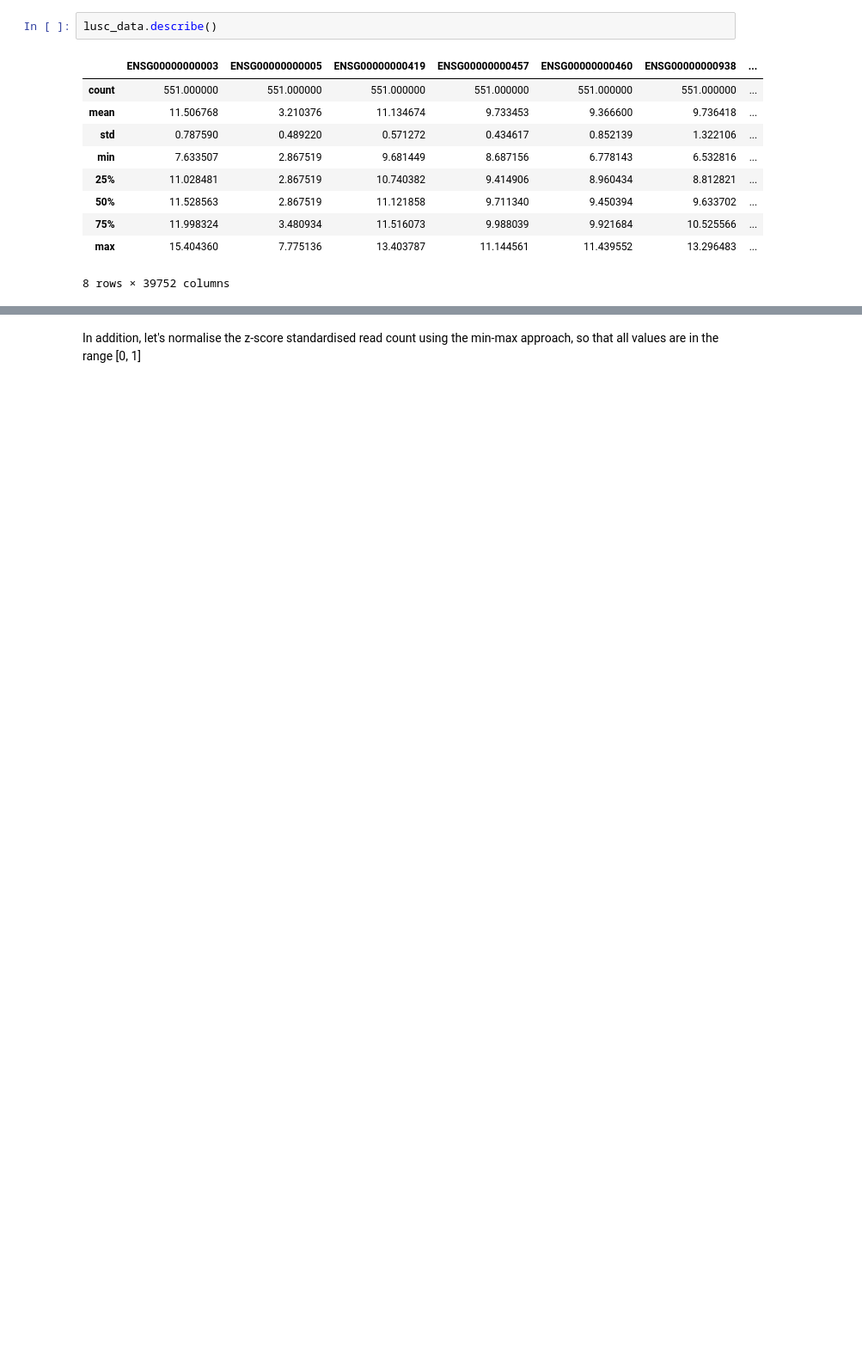
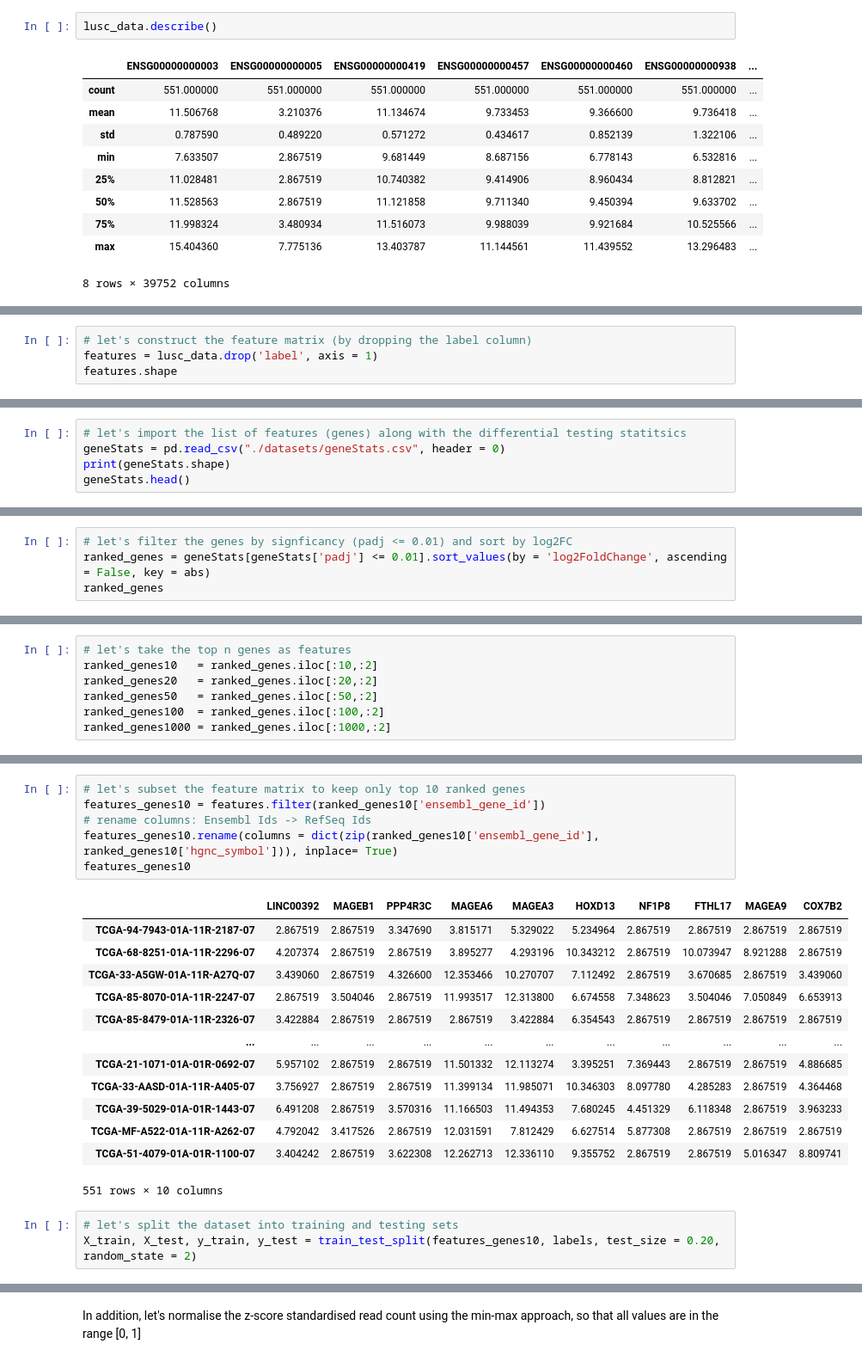
Before and after one commit to FirasSadiyah/TCGA_ML, a Jupyter notebook: 04_MachineLearning.ipynb, the cells around one changed output, grey strips where cells are left out. Shown at 86% size. Drawn from its saved outputs; the diff is of its cells as text; blank space fills up the shorter version.

```diff
--- a/04_MachineLearning.ipynb
+++ b/04_MachineLearning.ipynb
@@ -49,0 +65,4 @@ lusc_data.head(n = 2)
+# %%
+# let's construct the feature matrix (by dropping the label column)
+features = lusc_data.drop('label', axis = 1)
+features.shape
@@ -49,0 +75,5 @@ lusc_data.head(n = 2)
+# %%
+# let's import the list of features (genes) along with the differential testing statitsics
+geneStats = pd.read_csv("./datasets/geneStats.csv", header = 0)
+print(geneStats.shape)
+geneStats.head()
@@ -49,0 +88,4 @@ lusc_data.head(n = 2)
+# %%
+# let's filter the genes by signficancy (padj <= 0.01) and sort by log2FC
+ranked_genes = geneStats[geneStats['padj'] <= 0.01].sort_values(by = 'log2FoldChange', ascending = False, key = abs)
+ranked_genes
@@ -49,0 +106,7 @@ lusc_data.head(n = 2)
+# %%
+# let's take the top n genes as features
+ranked_genes10   = ranked_genes.iloc[:10,:2]
+ranked_genes20   = ranked_genes.iloc[:20,:2]
+ranked_genes50   = ranked_genes.iloc[:50,:2]
+ranked_genes100  = ranked_genes.iloc[:100,:2]
+ranked_genes1000 = ranked_genes.iloc[:1000,:2]
@@ -49,0 +127,23 @@ lusc_data.head(n = 2)
+# %%
+# let's subset the feature matrix to keep only top 10 ranked genes
+features_genes10 = features.filter(ranked_genes10['ensembl_gene_id'])
+# rename columns: Ensembl Ids -> RefSeq Ids
+features_genes10.rename(columns = dict(zip(ranked_genes10['ensembl_gene_id'], ranked_genes10['hgnc_symbol'])), inplace= True)
+features_genes10
+# %% [output]
+|  | LINC00392 | MAGEB1 | PPP4R3C | MAGEA6 | MAGEA3 | HOXD13 | NF1P8 | FTHL17 | MAGEA9 | COX7B2 |
+| TCGA-94-7943-01A-11R-2187-07 | 2.867519 | 2.867519 | 3.347690 | 3.815171 | 5.329022 | 5.234964 | 2.867519 | 2.867519 | 2.867519 | 2.867519 |
+| TCGA-68-8251-01A-11R-2296-07 | 4.207374 | 2.867519 | 2.867519 | 3.895277 | 4.293196 | 10.343212 | 2.867519 | 10.073947 | 8.921288 | 2.867519 |
+| TCGA-33-A5GW-01A-11R-A27Q-07 | 3.439060 | 2.867519 | 4.326600 | 12.353466 | 10.270707 | 7.112492 | 2.867519 | 3.670685 | 2.867519 | 3.439060 |
+| TCGA-85-8070-01A-11R-2247-07 | 2.867519 | 3.504046 | 2.867519 | 11.993517 | 12.313800 | 6.674558 | 7.348623 | 3.504046 | 7.050849 | 6.653913 |
+| TCGA-85-8479-01A-11R-2326-07 | 3.422884 | 2.867519 | 2.867519 | 2.867519 | 3.422884 | 6.354543 | 2.867519 | 2.867519 | 2.867519 | 2.867519 |
+| ... | ... | ... | ... | ... | ... | ... | ... | ... | ... | ... |
+| TCGA-21-1071-01A-01R-0692-07 | 5.957102 | 2.867519 | 2.867519 | 11.501332 | 12.113274 | 3.395251 | 7.369443 | 2.867519 | 2.867519 | 4.886685 |
+| TCGA-33-AASD-01A-11R-A405-07 | 3.756927 | 2.867519 | 2.867519 | 11.399134 | 11.985071 | 10.346303 | 8.097780 | 4.285283 | 2.867519 | 4.364468 |
+| TCGA-39-5029-01A-01R-1443-07 | 6.491208 | 2.867519 | 3.570316 | 11.166503 | 11.494353 | 7.680245 | 4.451329 | 6.118348 | 2.867519 | 3.963233 |
+| TCGA-MF-A522-01A-11R-A262-07 | 4.792042 | 3.417526 | 2.867519 | 12.031591 | 7.812429 | 6.627514 | 5.877308 | 2.867519 | 2.867519 | 2.867519 |
+| TCGA-51-4079-01A-01R-1100-07 | 3.404242 | 2.867519 | 3.622308 | 12.262713 | 12.336110 | 9.355752 | 2.867519 | 2.867519 | 5.016347 | 8.809741 |
+551 rows × 10 columns
+# %%
+# let's split the dataset into training and testing sets
+X_train, X_test, y_train, y_test = train_test_split(features_genes10, labels, test_size = 0.20, random_state = 2)
```
Also changed, not shown: parts of 38 cells of this notebook.
